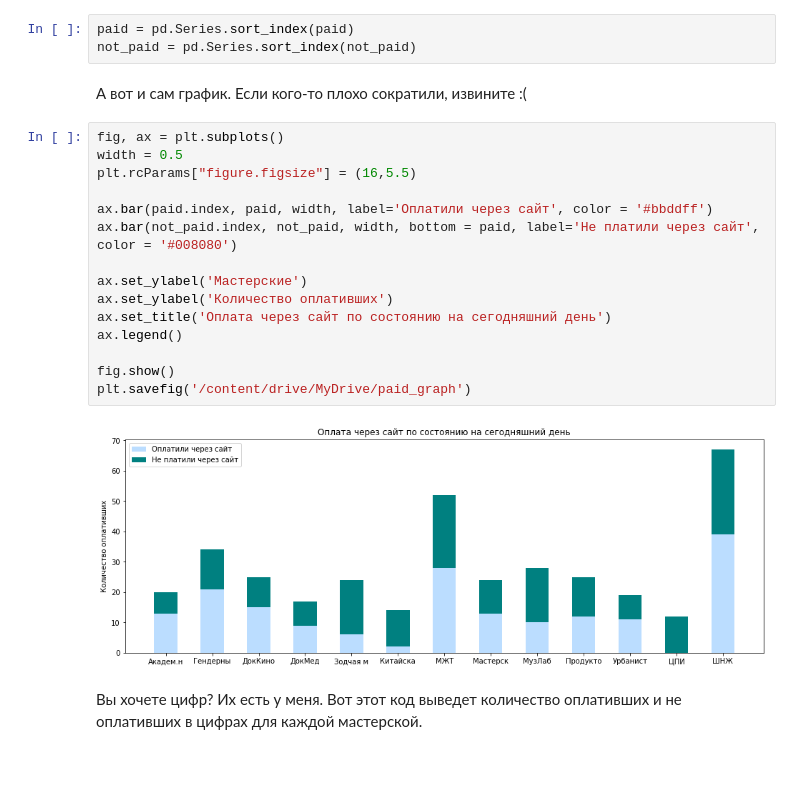
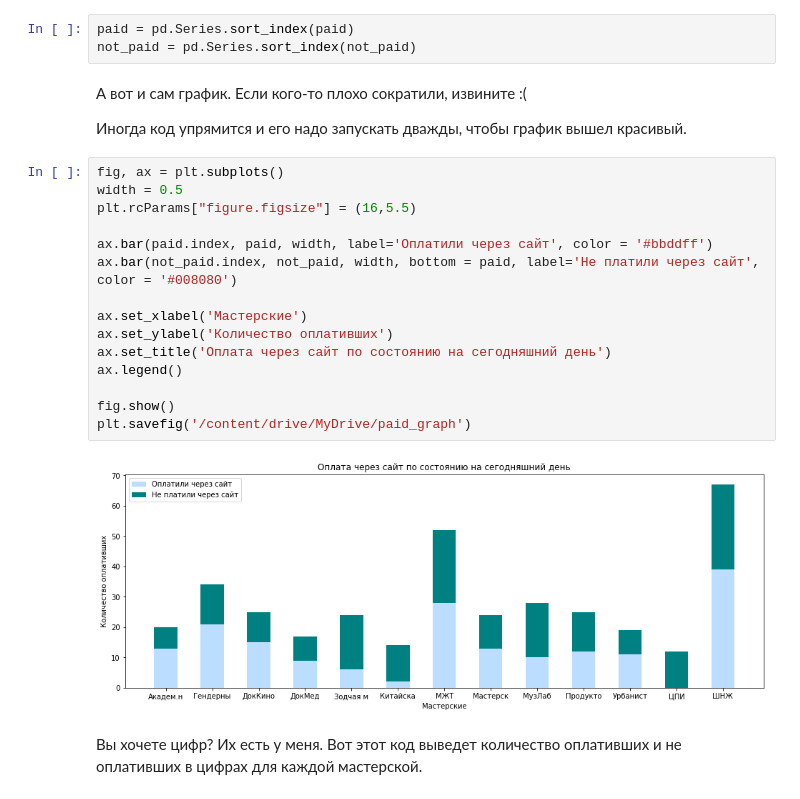
Before and after one commit to arstotrix/lsh-digital-collector, a Jupyter notebook: digital_repo.ipynb, the cells around one changed output. Saved outputs shown, nothing was run; the diff lists cells and outputs as text; blank space fills up the shorter version.

```diff
--- a/digital_repo.ipynb
+++ b/digital_repo.ipynb
@@ -96,23 +96,25 @@ paid = pd.Series.sort_index(paid)
 not_paid = pd.Series.sort_index(not_paid)
 # %% [markdown]
 А вот и сам график. Если кого-то плохо сократили, извините :(
+
+Иногда код упрямится и его надо запускать дважды, чтобы график вышел красивый.
 # %%
 fig, ax = plt.subplots()
 width = 0.5
 plt.rcParams["figure.figsize"] = (16,5.5)
 
 ax.bar(paid.index, paid, width, label='Оплатили через сайт', color = '#bbddff')
 ax.bar(not_paid.index, not_paid, width, bottom = paid, label='Не платили через сайт', color = '#008080')
 
-ax.set_ylabel('Мастерские')
+ax.set_xlabel('Мастерские')
 ax.set_ylabel('Количество оплативших')
 ax.set_title('Оплата через сайт по состоянию на сегодняшний день')
 ax.legend()
 
 fig.show()
 plt.savefig('/content/drive/MyDrive/paid_graph')
 # %% [output]
-[figure, old version]
+[figure, new version]
 # %% [markdown]
 Вы хочете цифр? Их есть у меня. Вот этот код выведет количество оплативших и не оплативших в цифрах для каждой мастерской.
 # %%
```
Also changed, not shown: parts of 2 cells of this notebook.
